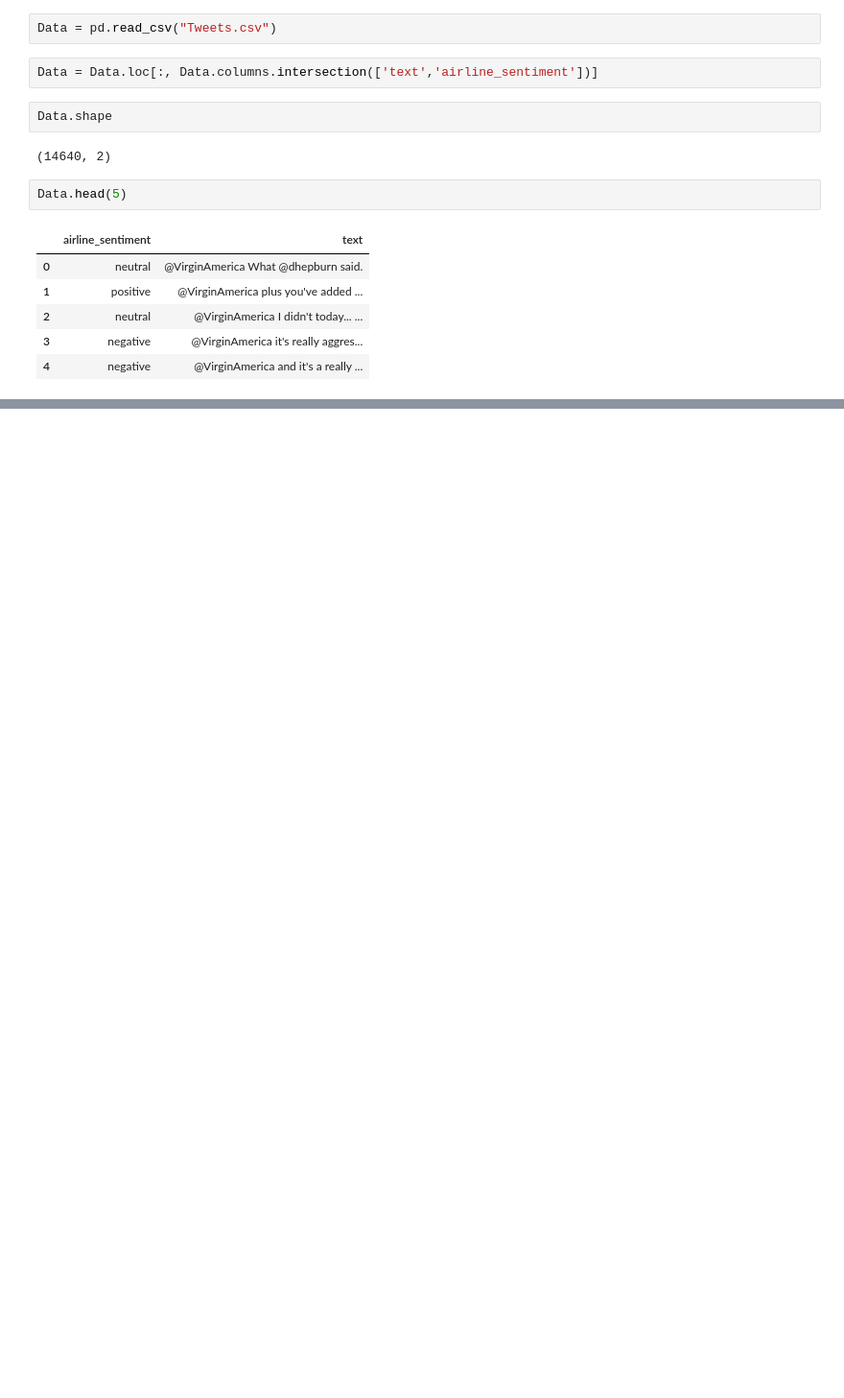
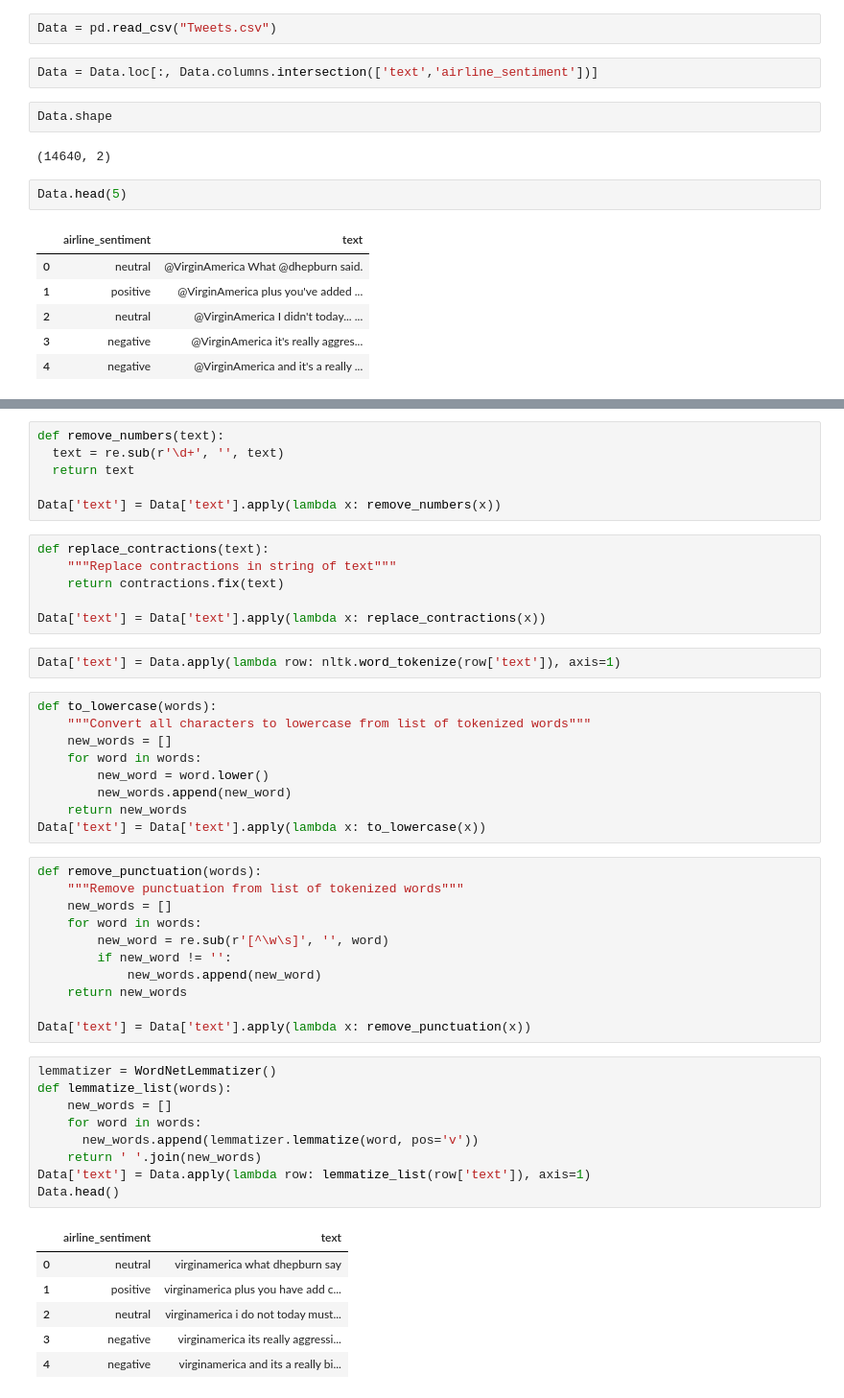
Before and after one commit to GreatLearningAIML1/gl-pgp-aiml-uta-intl-mar20-veenaneshwari, a Jupyter notebook: September18/Twitter.ipynb, the cells around one changed output, grey strips where cells are left out. Shown at 96% size. Saved outputs shown, nothing was run; the diff lists cells and outputs as text; blank space fills up the shorter version.

```diff
--- a/September18/Twitter.ipynb
+++ b/September18/Twitter.ipynb
@@ -37,0 +52,50 @@ Data.head(5)
+# %%
+def remove_numbers(text):
+  text = re.sub(r'\d+', '', text)
+  return text
+
+Data['text'] = Data['text'].apply(lambda x: remove_numbers(x))
+# %%
+def replace_contractions(text):
+    """Replace contractions in string of text"""
+    return contractions.fix(text)
+
+Data['text'] = Data['text'].apply(lambda x: replace_contractions(x))
+# %%
+Data['text'] = Data.apply(lambda row: nltk.word_tokenize(row['text']), axis=1)
+# %%
+def to_lowercase(words):
+    """Convert all characters to lowercase from list of tokenized words"""
+    new_words = []
+    for word in words:
+        new_word = word.lower()
+        new_words.append(new_word)
+    return new_words
+Data['text'] = Data['text'].apply(lambda x: to_lowercase(x))
+# %%
+def remove_punctuation(words):
+    """Remove punctuation from list of tokenized words"""
+    new_words = []
+    for word in words:
+        new_word = re.sub(r'[^\w\s]', '', word)
+        if new_word != '':
+            new_words.append(new_word)
+    return new_words
+
+Data['text'] = Data['text'].apply(lambda x: remove_punctuation(x))
+# %%
+lemmatizer = WordNetLemmatizer()
+def lemmatize_list(words):
+    new_words = []
+    for word in words:
+      new_words.append(lemmatizer.lemmatize(word, pos='v'))
+    return ' '.join(new_words)
+Data['text'] = Data.apply(lambda row: lemmatize_list(row['text']), axis=1)
+Data.head()
+# %% [output]
+|  | airline_sentiment | text |
+| 0 | neutral | virginamerica what dhepburn say |
+| 1 | positive | virginamerica plus you have add c... |
+| 2 | neutral | virginamerica i do not today must... |
+| 3 | negative | virginamerica its really aggressi... |
+| 4 | negative | virginamerica and its a really bi... |
```
Also changed, not shown: parts of 15 cells of this notebook.
